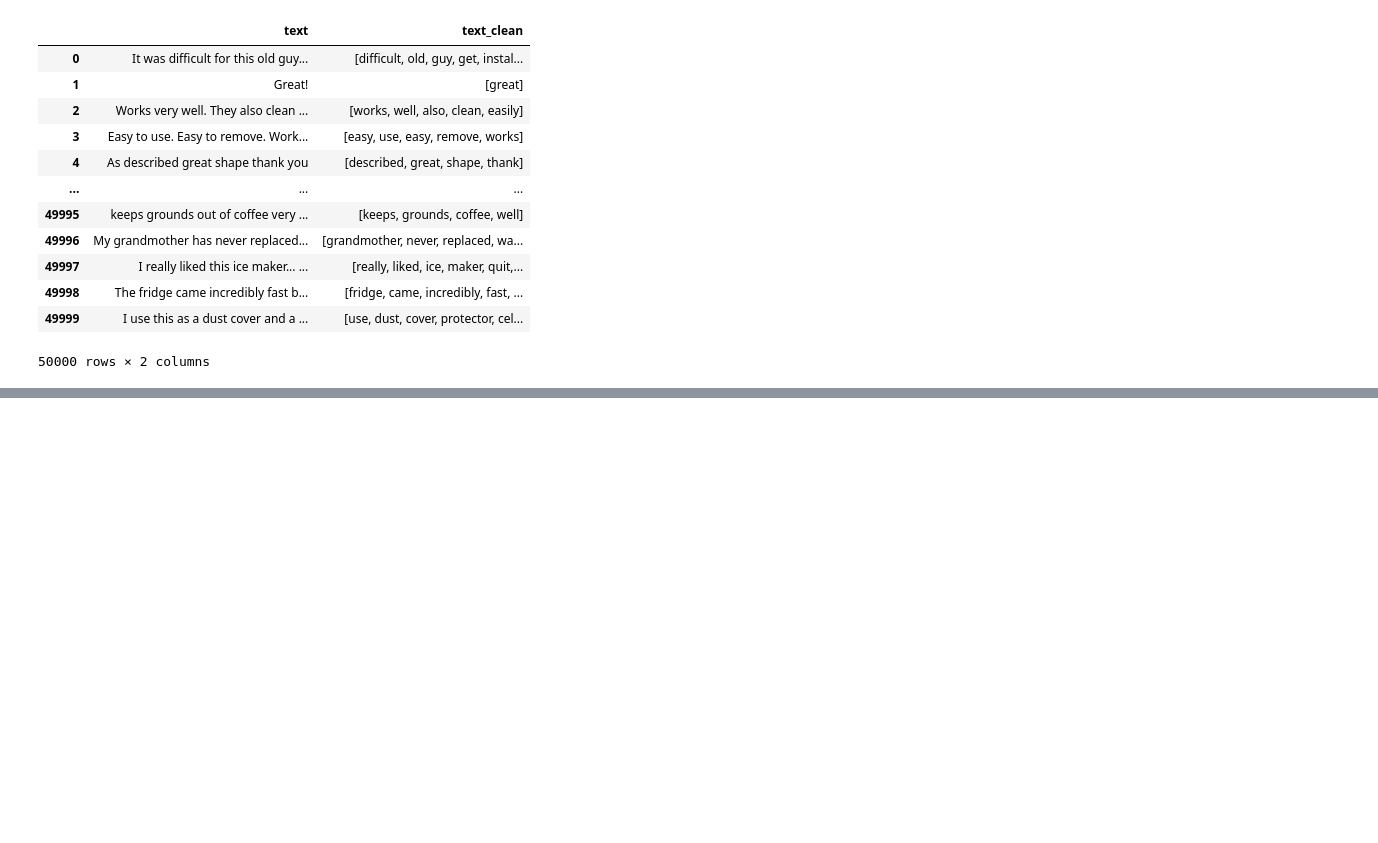
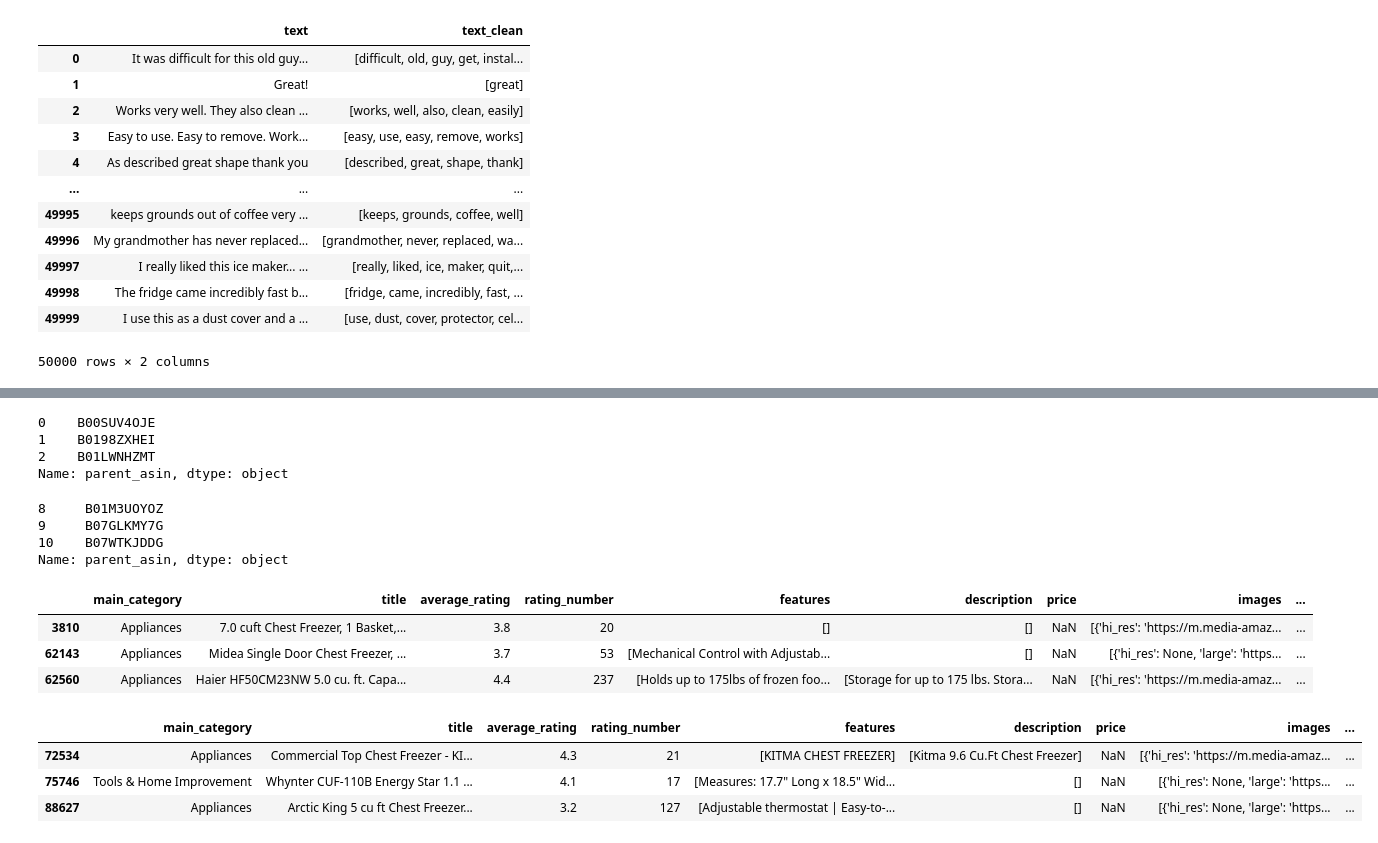
Before and after one commit to gisellegomezp/Project3, a Jupyter notebook: Mike/mike-workbook.ipynb, the cells around one changed output, grey strips where cells are left out. Drawn from its saved outputs; the diff is of its cells as text; code cells hidden in the pictures; blank space fills up the shorter version.

```diff
--- a/Mike/mike-workbook.ipynb
+++ b/Mike/mike-workbook.ipynb
@@ -369,0 +516,4 @@ Appliance_subset_df[['text','text_clean']]
+# %%
+# calculate the mean rating for each parent_asin
+product_ratings_means = reviews_with_match_product.groupby('parent_asin')['rating'].mean().sort_values(ascending=False).reset_index()
+product_ratings_means
@@ -369,0 +533,36 @@ Appliance_subset_df[['text','text_clean']]
+# %%
+#find  top 3 and bottom 3
+top3 = product_ratings_means[:].head(3)['parent_asin']
+bottom3 = product_ratings_means[:].tail(3)['parent_asin']
+top3
+# %% [output]
+0    B00SUV4OJE
+1    B0198ZXHEI
+2    B01LWNHZMT
+Name: parent_asin, dtype: object
+# %%
+bottom3
+# %% [output]
+8     B01M3UOYOZ
+9     B07GLKMY7G
+10    B07WTKJDDG
+Name: parent_asin, dtype: object
+# %%
+# set column width
+#pd.set_option('display.max_colwidth', 200)
+
+#view top 3 products
+meta_subset_df[meta_subset_df['parent_asin'].isin(top3)]
+# %% [output]
+|  | main_category | title | average_rating | rating_number | features | description | price | images | ... |
+| 3810 | Appliances | 7.0 cuft Chest Freezer, 1 Basket,... | 3.8 | 20 | [] | [] | NaN | [{'hi_res': 'https://m.media-amaz... | ... |
+| 62143 | Appliances | Midea Single Door Chest Freezer, ... | 3.7 | 53 | [Mechanical Control with Adjustab... | [] | NaN | [{'hi_res': None, 'large': 'https... | ... |
+| 62560 | Appliances | Haier HF50CM23NW 5.0 cu. ft. Capa... | 4.4 | 237 | [Holds up to 175lbs of frozen foo... | [Storage for up to 175 lbs. Stora... | NaN | [{'hi_res': 'https://m.media-amaz... | ... |
+# %%
+#view bottom 3 products
+meta_subset_df[meta_subset_df['parent_asin'].isin(bottom3)]
+# %% [output]
+|  | main_category | title | average_rating | rating_number | features | description | price | images | ... |
+| 72534 | Appliances | Commercial Top Chest Freezer - KI... | 4.3 | 21 | [KITMA CHEST FREEZER] | [Kitma 9.6 Cu.Ft Chest Freezer] | NaN | [{'hi_res': 'https://m.media-amaz... | ... |
+| 75746 | Tools & Home Improvement | Whynter CUF-110B Energy Star 1.1 ... | 4.1 | 17 | [Measures: 17.7" Long x 18.5" Wid... | [] | NaN | [{'hi_res': None, 'large': 'https... | ... |
+| 88627 | Appliances | Arctic King 5 cu ft Chest Freezer... | 3.2 | 127 | [Adjustable thermostat | Easy-to-... | [] | NaN | [{'hi_res': None, 'large': 'https... | ... |
```
Also changed, not shown: parts of 13 cells of this notebook.
